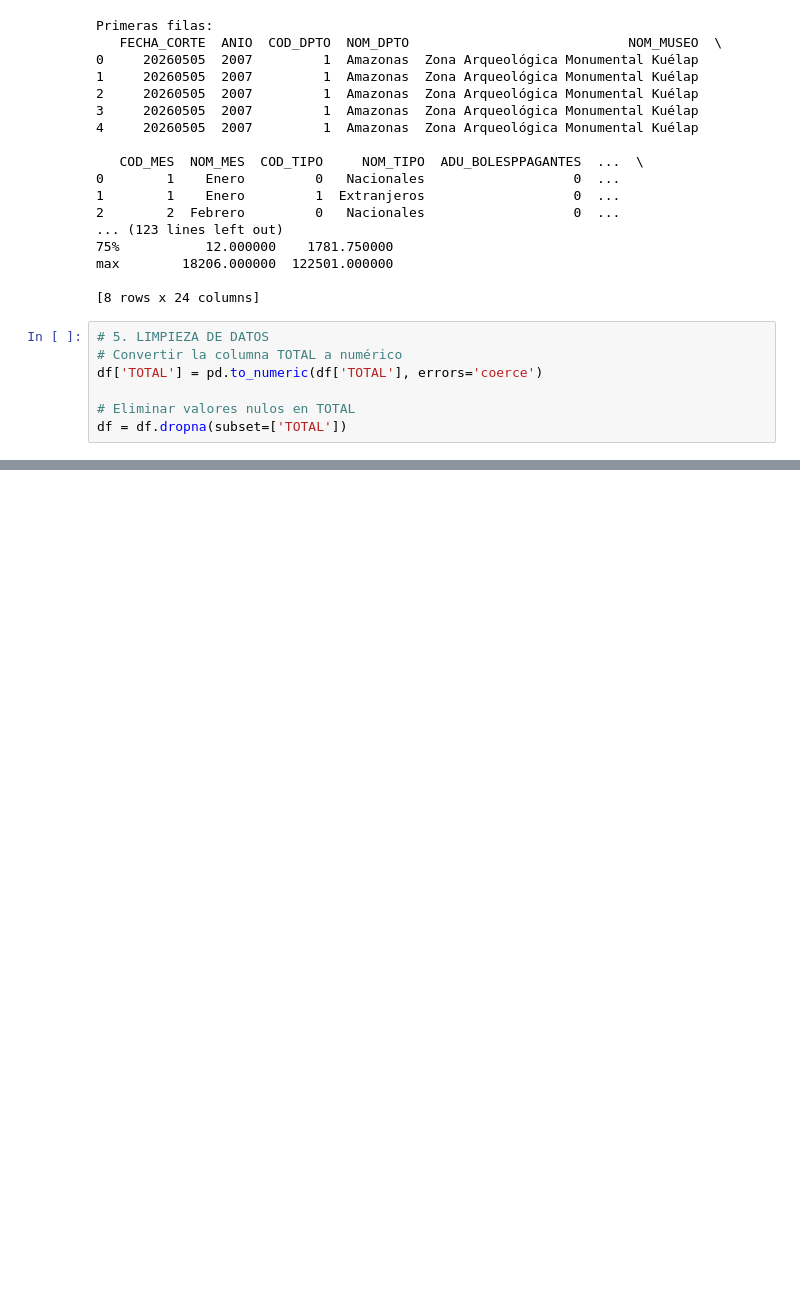
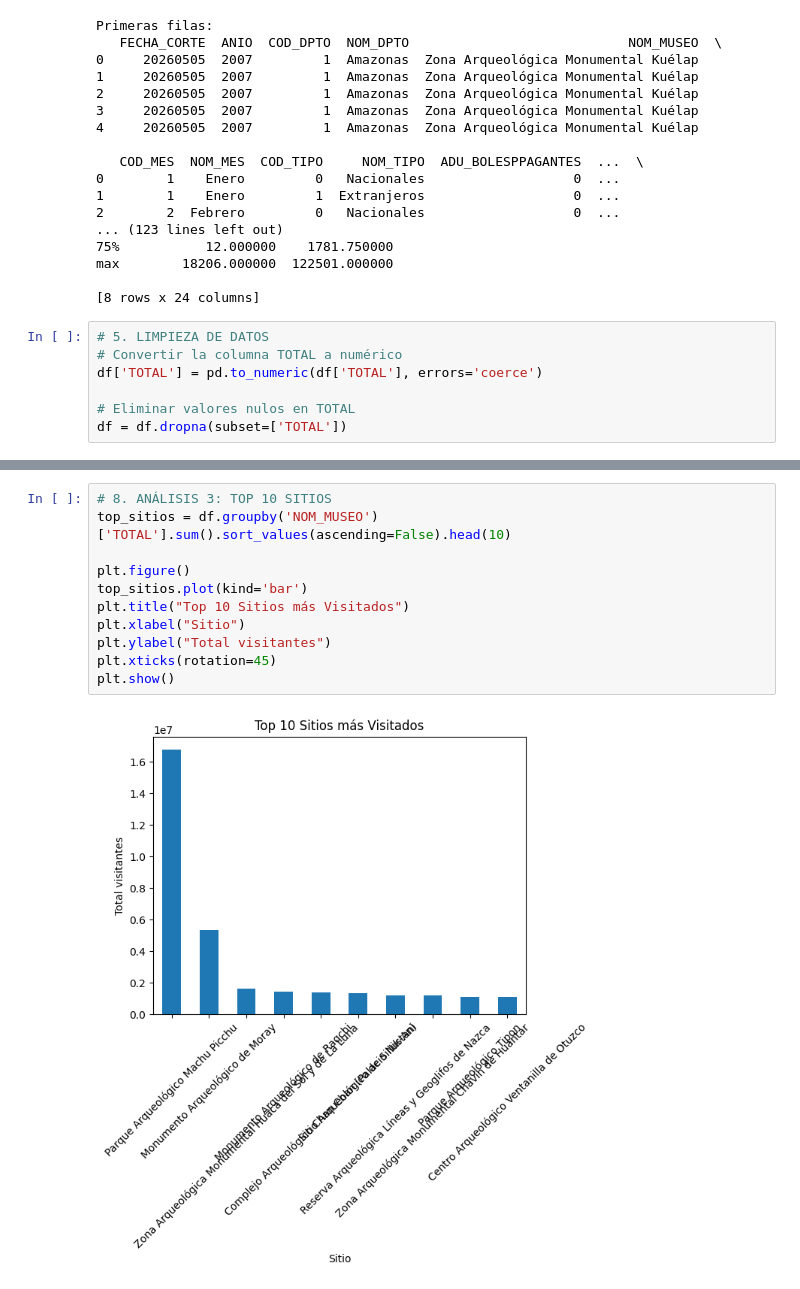
Before and after one commit to Taniice/Analisis-Visitantes-a-Sitios-Arqueologicos, a Jupyter notebook: Analisis_Visitas_a_Sitios_Arqueologicos.ipynb, the cells around one changed output, grey strips where cells are left out. Saved outputs shown, nothing was run; the diff lists cells and outputs as text; blank space fills up the shorter version.

```diff
--- a/Analisis_Visitas_a_Sitios_Arqueologicos.ipynb
+++ b/Analisis_Visitas_a_Sitios_Arqueologicos.ipynb
@@ -61,0 +89,13 @@ df = df.dropna(subset=['TOTAL'])
+# %%
+# 8. ANÁLISIS 3: TOP 10 SITIOS
+top_sitios = df.groupby('NOM_MUSEO')['TOTAL'].sum().sort_values(ascending=False).head(10)
+
+plt.figure()
+top_sitios.plot(kind='bar')
+plt.title("Top 10 Sitios más Visitados")
+plt.xlabel("Sitio")
+plt.ylabel("Total visitantes")
+plt.xticks(rotation=45)
+plt.show()
+# %% [output]
+[figure, added]
```
Also changed, not shown: parts of 3 cells of this notebook.
